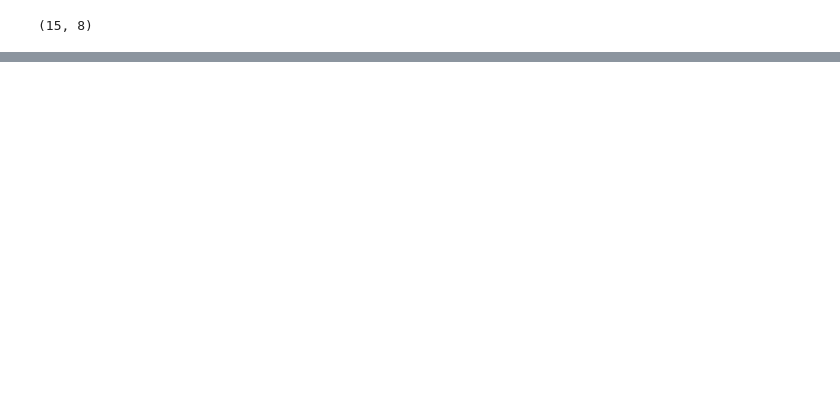
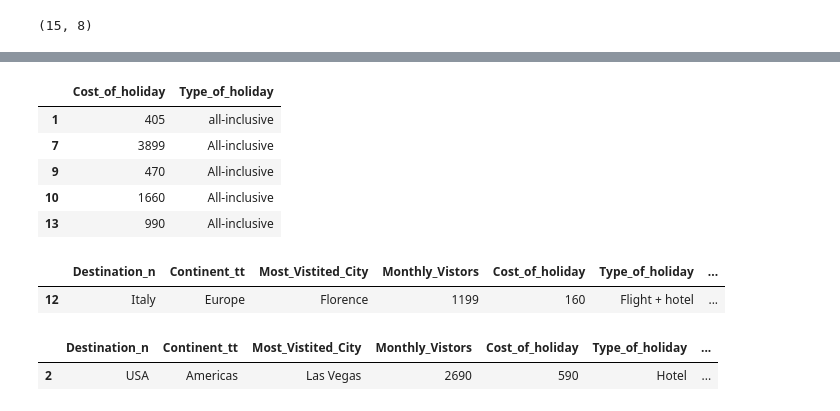
Before and after one commit to faithscent/TechTalentRuth, a Jupyter notebook: Panda.ipynb, the cells around one changed output, grey strips where cells are left out. Cells and saved outputs as stored; diff of their text form; code cells hidden in the pictures; blank space fills up the shorter version.

```diff
--- a/Panda.ipynb
+++ b/Panda.ipynb
@@ -30,6 +30,6 @@ print(destination.iloc[3:9])
 
 [6 rows x 8 columns]
 # %%
-destination = pd.read_csv('Flightsinfo.csv')
+destination = pd.read_csv('Flightsinfo11.csv')
 print(destination)
 # %% [output]
@@ -146,0 +141,2 @@ dtype: float64
+# %%
+data['Cost_of_holiday '] = data['Cost_of_holiday '].str.replace(',', '').str.replace('$', '').astype(int)
@@ -146,0 +167,9 @@ dtype: float64
+# %%
+ data.iloc[[1,7,9,10,13],[4,5]]
+# %% [output]
+|  | Cost_of_holiday | Type_of_holiday |
+| 1 | 405 | all-inclusive |
+| 7 | 3899 | All-inclusive |
+| 9 | 470 | All-inclusive |
+| 10 | 1660 | All-inclusive |
+| 13 | 990 | All-inclusive |
@@ -146,0 +179,10 @@ dtype: float64
+# %%
+data.nsmallest(1,'Holiday_score')
+# %% [output]
+|  | Destination_n | Continent_tt | Most_Vistited_City | Monthly_Vistors | Cost_of_holiday | Type_of_holiday | ... |
+| 12 | Italy | Europe | Florence | 1199 | 160 | Flight + hotel | ... |
+# %%
+data.nlargest(1,'Holiday_score')
+# %% [output]
+|  | Destination_n | Continent_tt | Most_Vistited_City | Monthly_Vistors | Cost_of_holiday | Type_of_holiday | ... |
+| 2 | USA | Americas | Las Vegas | 2690 | 590 | Hotel | ... |
```
Also changed, not shown: parts of 19 cells of this notebook.
